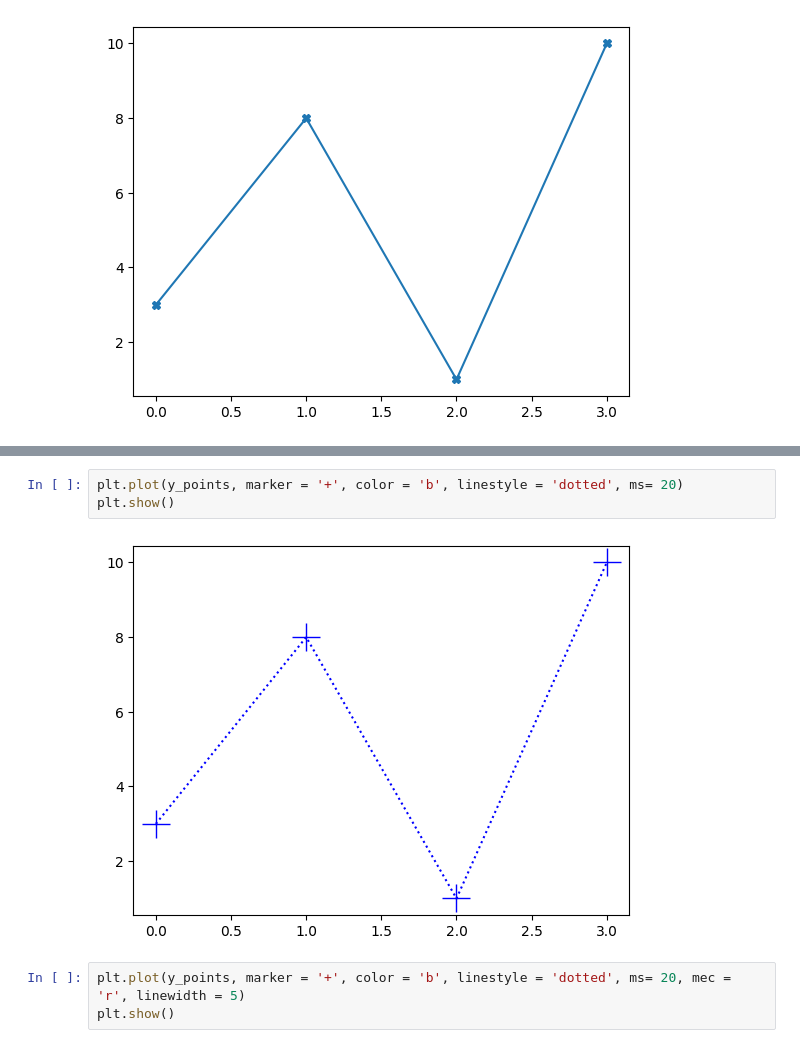
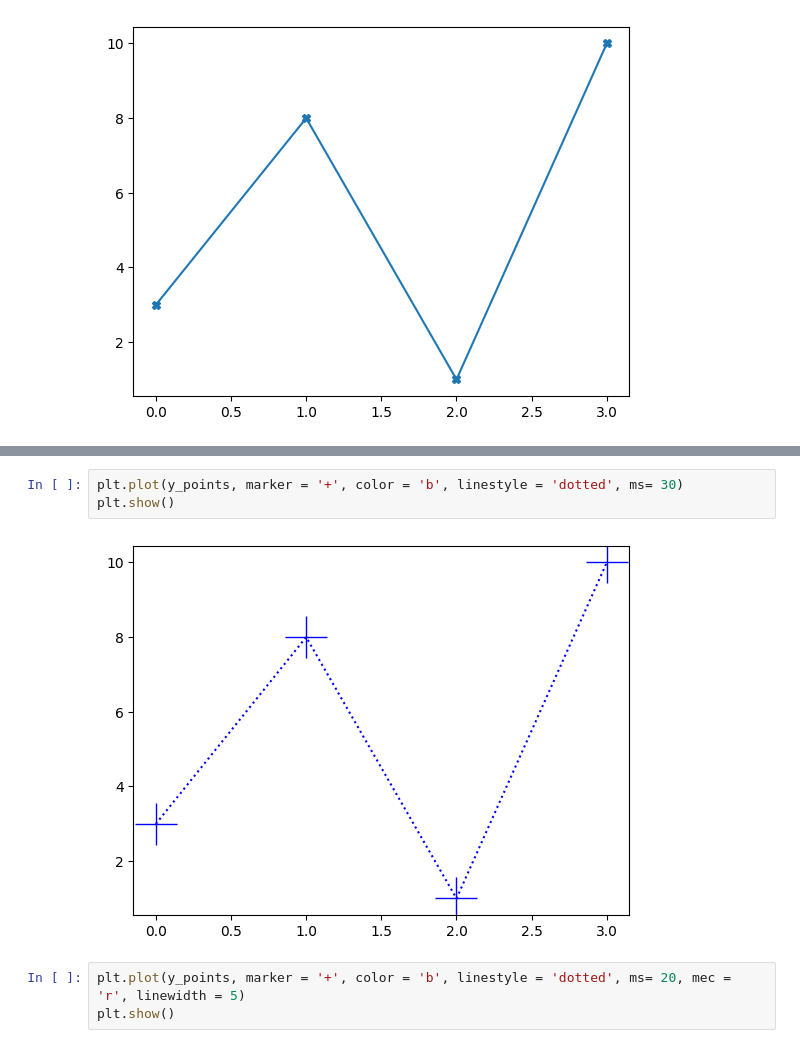
Before and after one commit to iadel93/DEBI_Python, a Jupyter notebook: DataVisualization/Matplotlib.ipynb, the cells around one changed output, grey strips where cells are left out. Drawn from its saved outputs; the diff is of its cells as text.

```diff
--- a/DataVisualization/Matplotlib.ipynb
+++ b/DataVisualization/Matplotlib.ipynb
@@ -66,8 +67,8 @@ plt.show()
 # %%
-plt.plot(y_points, marker = '+', color = 'b', linestyle = 'dotted', ms= 20)
+plt.plot(y_points, marker = '+', color = 'b', linestyle = 'dotted', ms= 30)
 plt.show()
 # %% [output]
-[figure, old version]
+[figure, new version]
 # %%
 plt.plot(y_points, marker = '+', color = 'b', linestyle = 'dotted', ms= 20, mec = 'r', linewidth = 5)
 plt.show()
```
Also changed, not shown: parts of 7 cells of this notebook, 3 other files.
